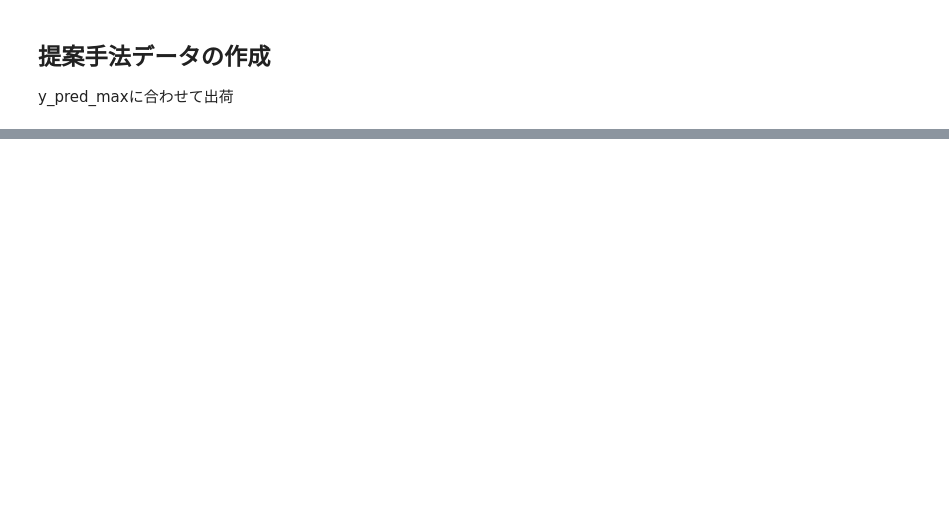
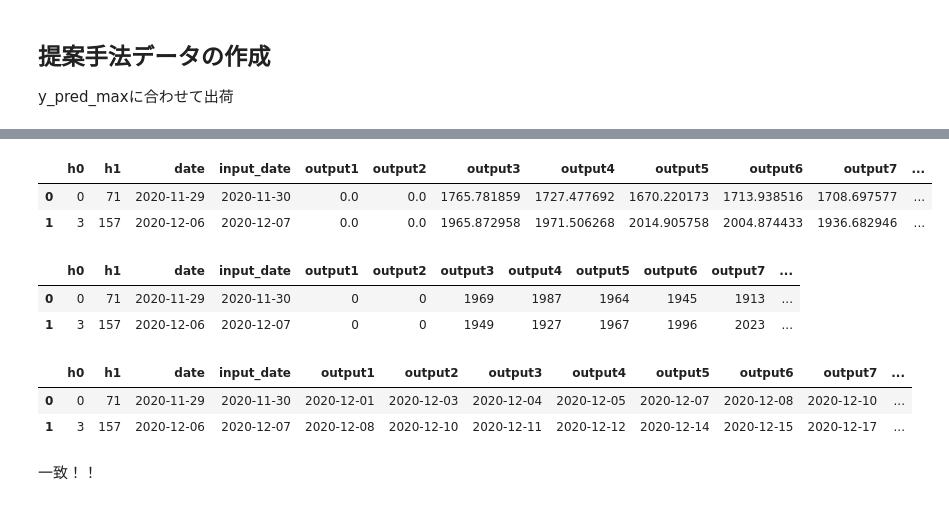
Before and after one commit to goemon8787/strawberry, a Jupyter notebook: notebooks/analysis7.ipynb, the cells around one changed output, grey strips where cells are left out. Saved outputs shown, nothing was run; the diff lists cells and outputs as text; code cells hidden in the pictures; blank space fills up the shorter version.

```diff
--- a/notebooks/analysis7.ipynb
+++ b/notebooks/analysis7.ipynb
@@ -547,0 +615,20 @@ y_pred_maxに合わせて出荷
+# %%
+harvest_df_pred.iloc[:2]
+# %% [output]
+|  | h0 | h1 | date | input_date | output1 | output2 | output3 | output4 | output5 | output6 | output7 | ... |
+| 0 | 0 | 71 | 2020-11-29 | 2020-11-30 | 0.0 | 0.0 | 1765.781859 | 1727.477692 | 1670.220173 | 1713.938516 | 1708.697577 | ... |
+| 1 | 3 | 157 | 2020-12-06 | 2020-12-07 | 0.0 | 0.0 | 1965.872958 | 1971.506268 | 2014.905758 | 2004.874433 | 1936.682946 | ... |
+# %%
+harvest_df_test.iloc[:2]
+# %% [output]
+|  | h0 | h1 | date | input_date | output1 | output2 | output3 | output4 | output5 | output6 | output7 | ... |
+| 0 | 0 | 71 | 2020-11-29 | 2020-11-30 | 0 | 0 | 1969 | 1987 | 1964 | 1945 | 1913 | ... |
+| 1 | 3 | 157 | 2020-12-06 | 2020-12-07 | 0 | 0 | 1949 | 1927 | 1967 | 1996 | 2023 | ... |
+# %%
+harvest_df_date.iloc[:2]
+# %% [output]
+|  | h0 | h1 | date | input_date | output1 | output2 | output3 | output4 | output5 | output6 | output7 | ... |
+| 0 | 0 | 71 | 2020-11-29 | 2020-11-30 | 2020-12-01 | 2020-12-03 | 2020-12-04 | 2020-12-05 | 2020-12-07 | 2020-12-08 | 2020-12-10 | ... |
+| 1 | 3 | 157 | 2020-12-06 | 2020-12-07 | 2020-12-08 | 2020-12-10 | 2020-12-11 | 2020-12-12 | 2020-12-14 | 2020-12-15 | 2020-12-17 | ... |
+# %% [markdown]
+一致！！
```
Also changed, not shown: parts of 22 cells of this notebook.
